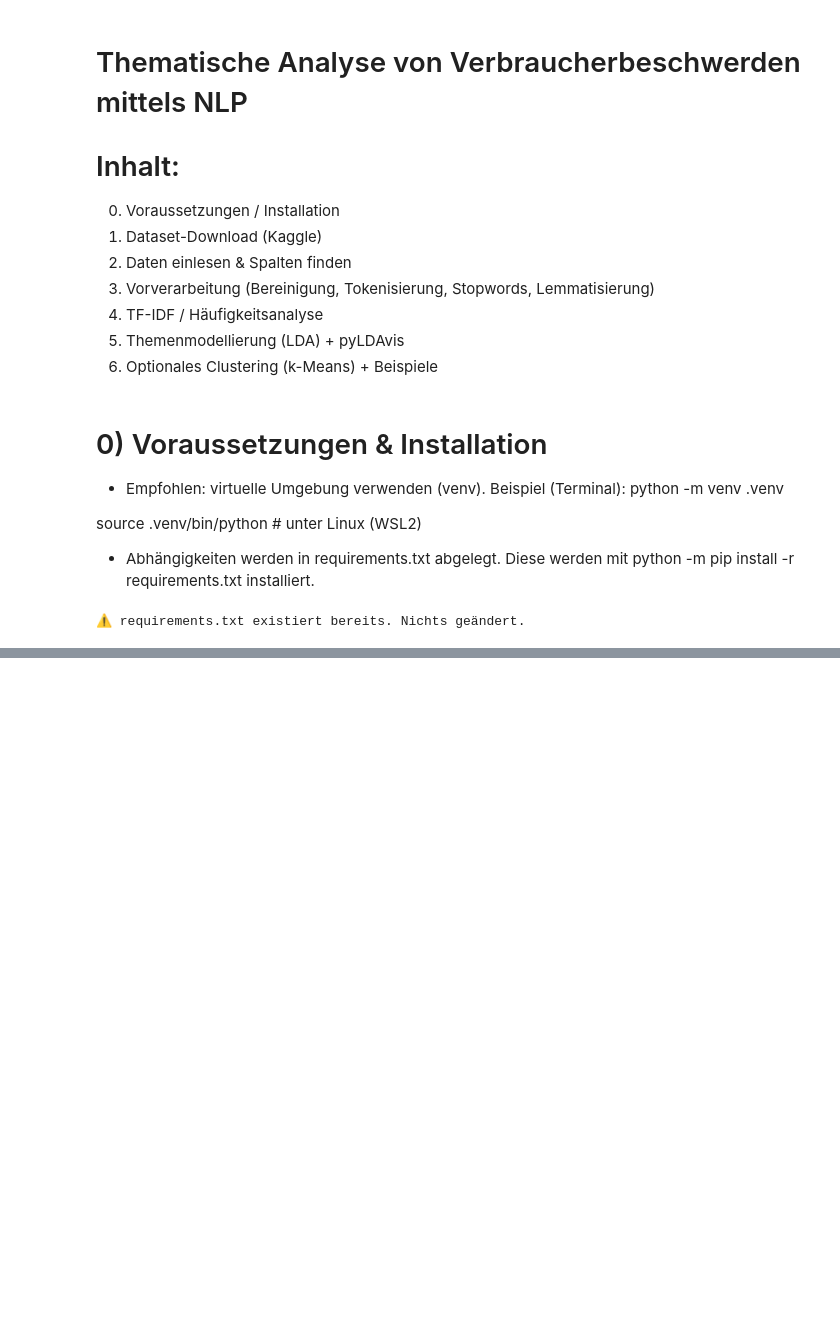
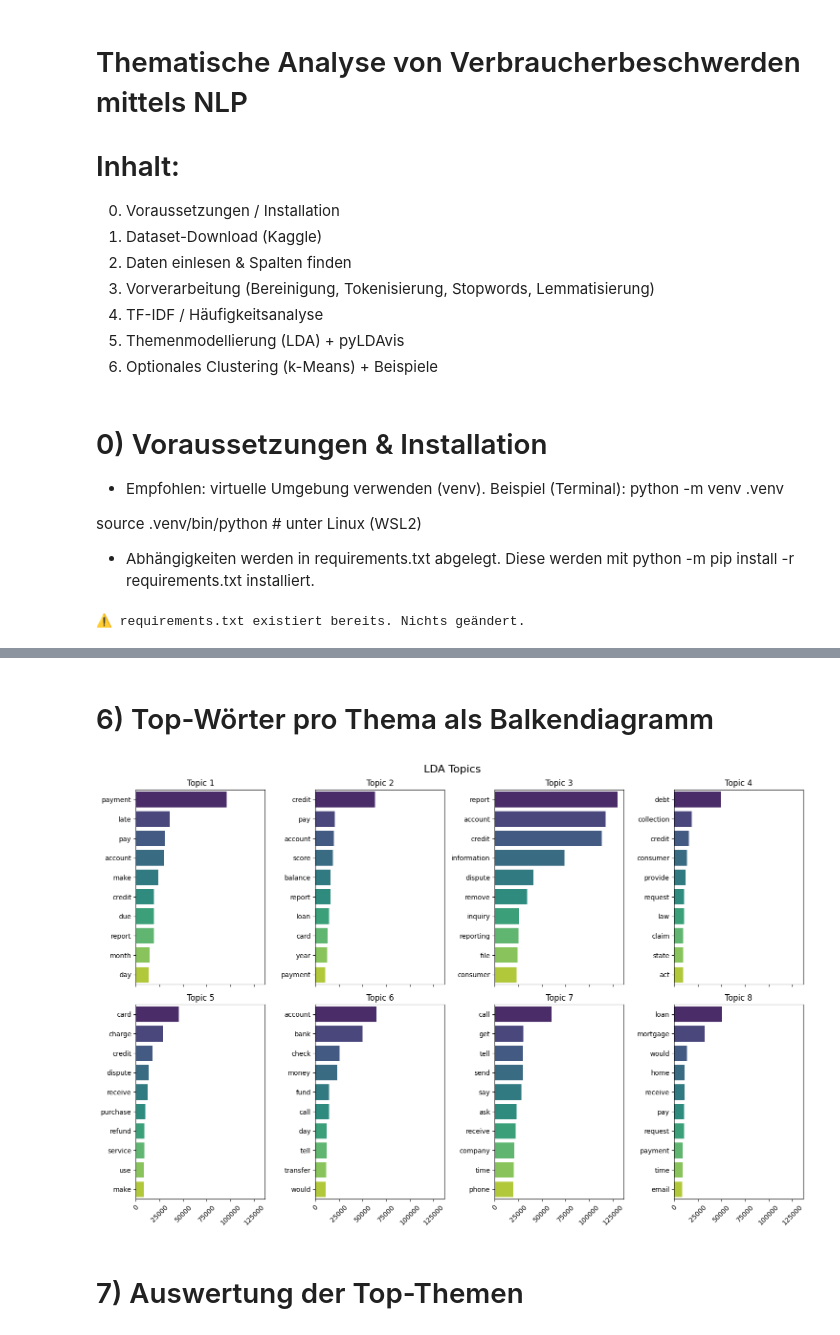
Before and after one commit to StGDev25/cfpb-nlp-analysis, a Jupyter notebook: DLBDSEDA02_D.ipynb, the cells around one changed output, grey strips where cells are left out. Saved outputs shown, nothing was run; the diff lists cells and outputs as text; code cells hidden in the pictures; blank space fills up the shorter version.

```diff
--- a/DLBDSEDA02_D.ipynb
+++ b/DLBDSEDA02_D.ipynb
@@ -47,0 +200,11 @@ else:
+# %%
+# Vollständige Vorverarbeitung (kann je nach Datensatz lange dauern)
+if 'df' in globals() and text_col:
+    # Optional: Duplikate entfernen (auf Originaltextspalte)
+    df = df.drop_duplicates(subset=[text_col])
+    texts = df[text_col].astype(str)
+    cleaned = []
+    for t in tqdm(texts, desc='Vorverarbeitung'):
+        cleaned.append(preprocess_text(t))
+    df['cleaned_text'] = cleaned
+    print('Vorverarbeitung abgeschlossen. Spalte: cleaned_text')
@@ -47,0 +296,29 @@ else:
+# %% [markdown]
+# 6) Top-Wörter pro Thema als Balkendiagramm
+# %%
+import matplotlib.pyplot as plt
+import seaborn as sns
+
+def plot_top_words(model, feature_names, n_top_words=10, title='LDA Topics'):
+    fig, axes = plt.subplots(2, int(model.n_components/2), figsize=(15, 10), sharex=True)
+    axes = axes.flatten()
+
+    for topic_idx, topic in enumerate(model.components_):
+        top_indices = topic.argsort()[:-n_top_words - 1:-1]
+        top_features = [feature_names[i] for i in top_indices]
+        weights = topic[top_indices]
+
+        ax = axes[topic_idx]
+        sns.barplot(x=weights, y=top_features, ax=ax, hue=top_features, dodge=False, palette="viridis", legend=False)
+        ax.set_title(f"Topic {topic_idx+1}")
+        ax.tick_params(axis='x', rotation=45)
+
+    plt.suptitle(title, fontsize=16)
+    plt.tight_layout()
+    plt.show()
+
+plot_top_words(lda, feature_names=cv.get_feature_names_out(), n_top_words=10)
+# %% [output]
+[figure, added]
+# %% [markdown]
+# 7) Auswertung der Top-Themen
```
Also changed, not shown: parts of 18 cells of this notebook.
